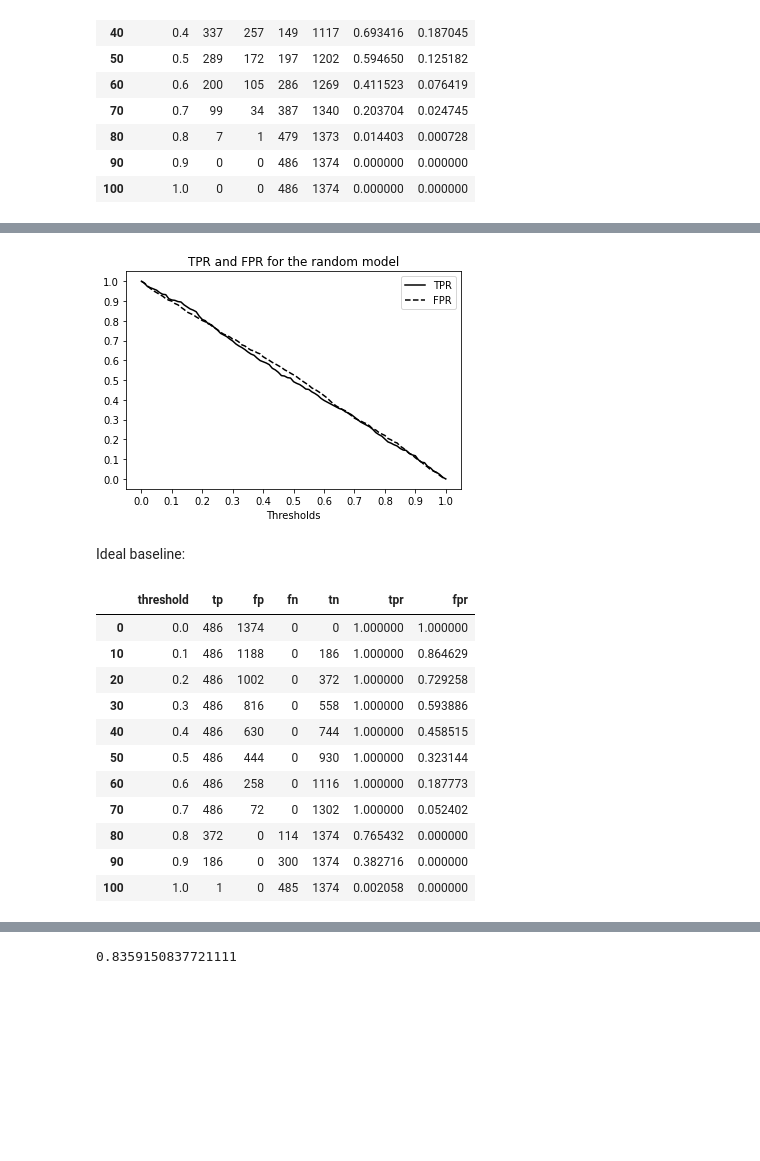
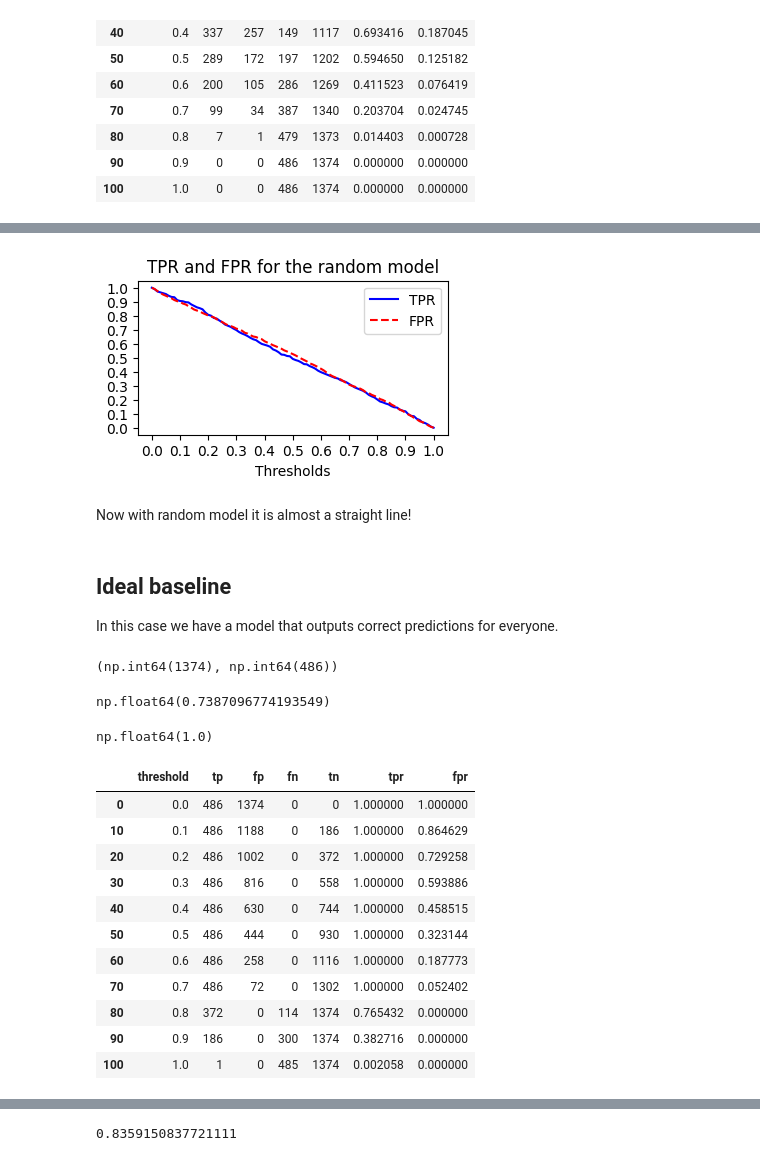
Before and after one commit to ekhlebus/ml-zoomcamp, a Jupyter notebook: 03-classification_churn_prediction/04-metrics.ipynb, the cells around one changed output, grey strips where cells are left out. Cells and saved outputs as stored; diff of their text form; code cells hidden in the pictures; blank space fills up the shorter version.

```diff
--- a/03-classification_churn_prediction/04-metrics.ipynb
+++ b/03-classification_churn_prediction/04-metrics.ipynb
@@ -392,43 +424,61 @@ df_rand[::10]
 # %%
-plt.figure(figsize=(6, 4))
+plt.figure(figsize=(4, 2))
 
-plt.plot(df_rand.threshold, df_rand.tpr, color='black', linestyle='solid', label='TPR')
-plt.plot(df_rand.threshold, df_rand.fpr, color='black', linestyle='dashed', label='FPR')
+plt.plot(df_rand.threshold, df_rand.tpr, color='blue', linestyle='solid', label='TPR')
+plt.plot(df_rand.threshold, df_rand.fpr, color='red', linestyle='dashed', label='FPR')
 plt.legend()
 
 plt.xticks(np.linspace(0, 1, 11))
 plt.yticks(np.linspace(0, 1, 11))
 
 plt.xlabel('Thresholds')
 plt.title('TPR and FPR for the random model')
 
 #plt.savefig('04_fpr_tpr_plot_random.svg')
 
 plt.show()
 # %% [output]
-[figure, old version]
+[figure, new version]
-# %% [markdown]
-Ideal baseline:
+# %% [markdown]
+Now with random model it is almost a straight line!
+# %% [markdown]
+## Ideal baseline
+
+In this case we have a model that outputs correct predictions for everyone.
+# %%
+num_neg = (y_val == 0).sum()
+num_pos = (y_val == 1).sum()
+num_neg, num_pos
+# %% [output]
+(np.int64(1374), np.int64(486))
 # %%
-num_neg = (y_val == 0).sum()
-num_pos = (y_val == 1).sum()
-
 y_ideal = np.repeat([0, 1], [num_neg, num_pos])
 y_pred_ideal = np.linspace(0, 1, num_neg + num_pos)
-
-df_ideal = tpr_fpr_dataframe(y_ideal, y_pred_ideal)
-df_ideal[::10]
-# %% [output]
-|  | threshold | tp | fp | fn | tn | tpr | fpr |
-| 0 | 0.0 | 486 | 1374 | 0 | 0 | 1.000000 | 1.000000 |
-| 10 | 0.1 | 486 | 1188 | 0 | 186 | 1.000000 | 0.864629 |
-| 20 | 0.2 | 486 | 1002 | 0 | 372 | 1.000000 | 0.729258 |
-| 30 | 0.3 | 486 | 816 | 0 | 558 | 1.000000 | 0.593886 |
-| 40 | 0.4 | 486 | 630 | 0 | 744 | 1.000000 | 0.458515 |
-| 50 | 0.5 | 486 | 444 | 0 | 930 | 1.000000 | 0.323144 |
-| 60 | 0.6 | 486 | 258 | 0 | 1116 | 1.000000 | 0.187773 |
-| 70 | 0.7 | 486 | 72 | 0 | 1302 | 1.000000 | 0.052402 |
-| 80 | 0.8 | 372 | 0 | 114 | 1374 | 0.765432 | 0.000000 |
-| 90 | 0.9 | 186 | 0 | 300 | 1374 | 0.382716 | 0.000000 |
-| 100 | 1.0 | 1 | 0 | 485 | 1374 | 0.002058 | 0.000000 |
+# %%
+1 - y_val.mean()
+# %% [output]
+np.float64(0.7387096774193549)
+# %%
+#This is how the ideal model looks like.
+# Above the 0.739 threshold all predictions are positive, below - negative;
+# and all 100% of predictions are correct.
+((y_pred_ideal >= 0.739) == y_ideal).mean()
+# %% [output]
+np.float64(1.0)
+# %%
+df_ideal = tpr_fpr_dataframe(y_ideal, y_pred_ideal)
+df_ideal[::10]
+# %% [output]
+|  | threshold | tp | fp | fn | tn | tpr | fpr |
+| 0 | 0.0 | 486 | 1374 | 0 | 0 | 1.000000 | 1.000000 |
+| 10 | 0.1 | 486 | 1188 | 0 | 186 | 1.000000 | 0.864629 |
+| 20 | 0.2 | 486 | 1002 | 0 | 372 | 1.000000 | 0.729258 |
+| 30 | 0.3 | 486 | 816 | 0 | 558 | 1.000000 | 0.593886 |
+| 40 | 0.4 | 486 | 630 | 0 | 744 | 1.000000 | 0.458515 |
+| 50 | 0.5 | 486 | 444 | 0 | 930 | 1.000000 | 0.323144 |
+| 60 | 0.6 | 486 | 258 | 0 | 1116 | 1.000000 | 0.187773 |
+| 70 | 0.7 | 486 | 72 | 0 | 1302 | 1.000000 | 0.052402 |
+| 80 | 0.8 | 372 | 0 | 114 | 1374 | 0.765432 | 0.000000 |
+| 90 | 0.9 | 186 | 0 | 300 | 1374 | 0.382716 | 0.000000 |
+| 100 | 1.0 | 1 | 0 | 485 | 1374 | 0.002058 | 0.000000 |
 # %%
```
Also changed, not shown: parts of 31 cells of this notebook.
